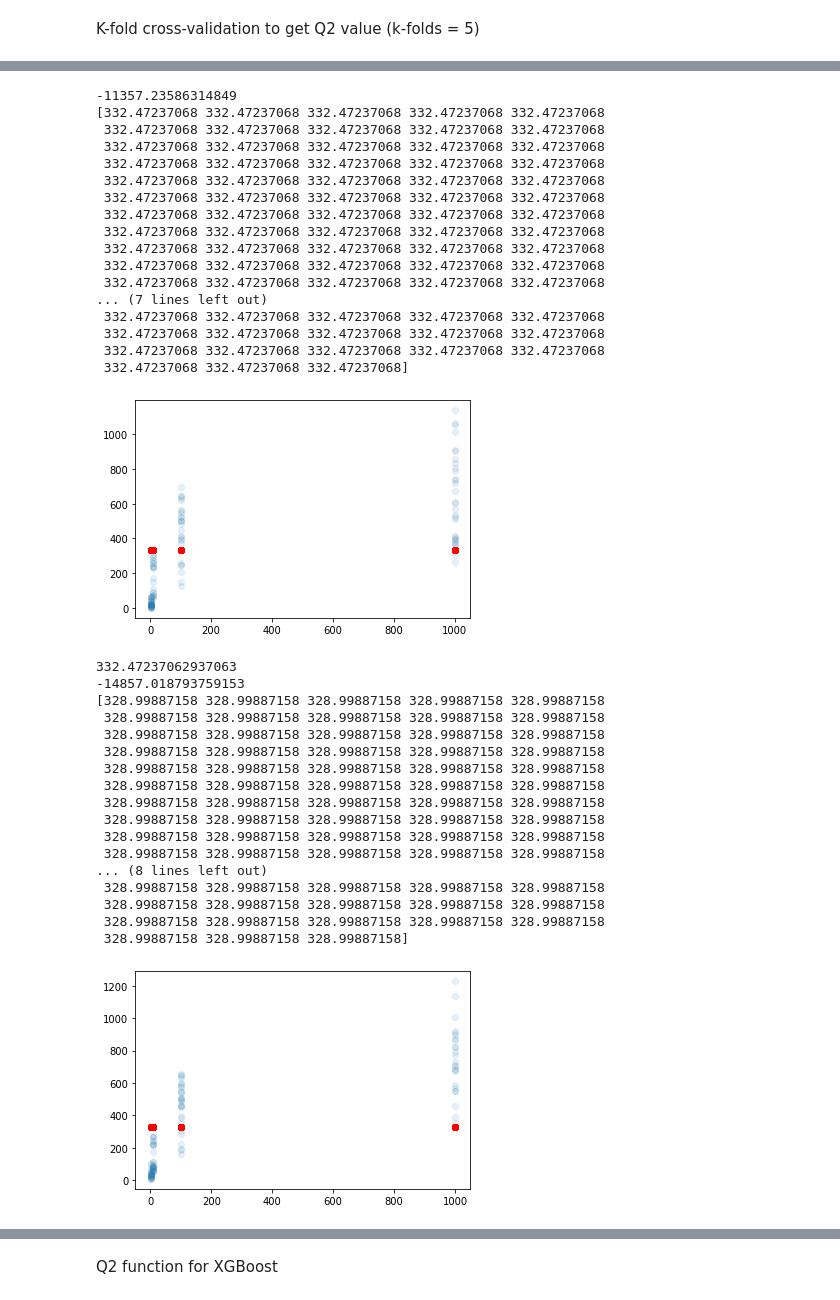
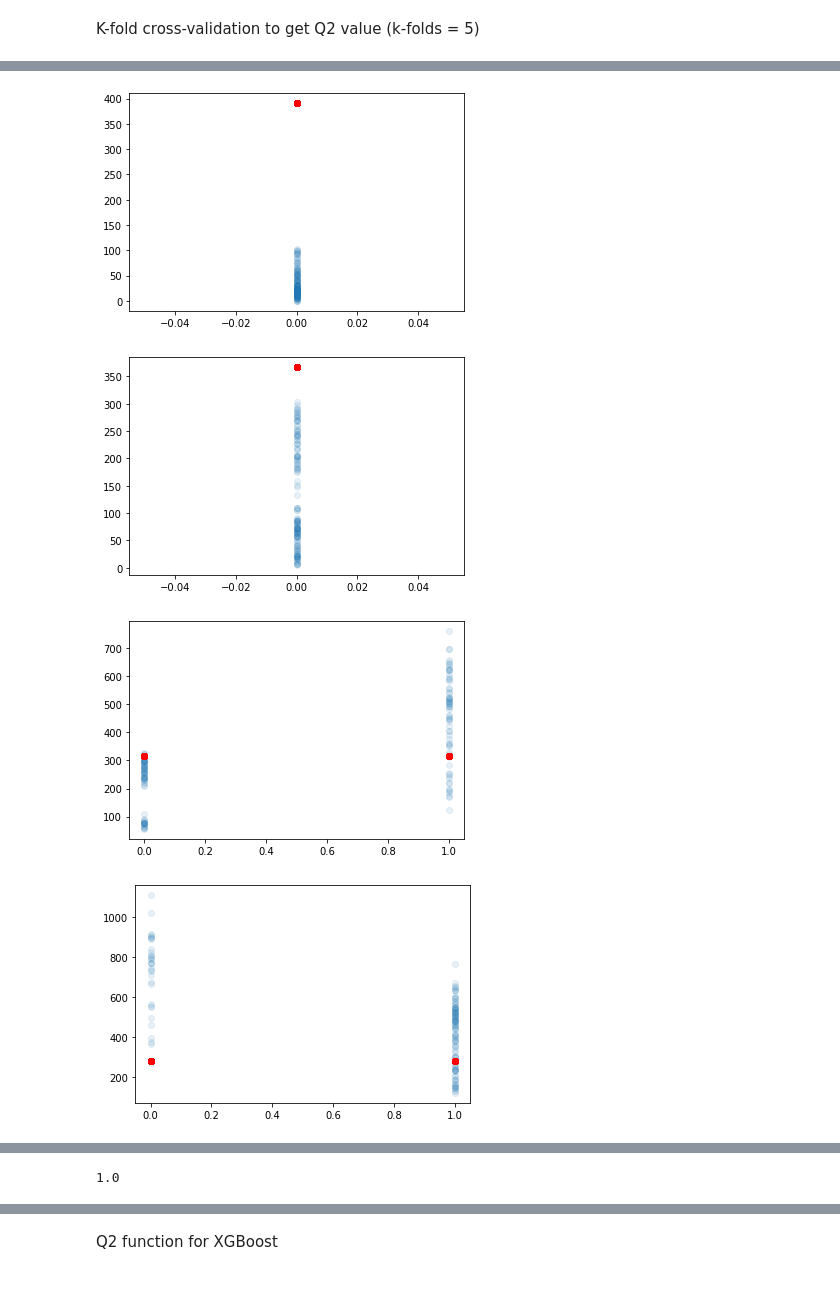
Before and after one commit to kenll99minecart/Immunopeptide, a Jupyter notebook: Linear regression.ipynb, the cells around one changed output, grey strips where cells are left out. Saved outputs shown, nothing was run; the diff lists cells and outputs as text; code cells hidden in the pictures.

```diff
--- a/Linear regression.ipynb
+++ b/Linear regression.ipynb
@@ -230,35 +236,39 @@ rand_resL = []
 Test_predL = []
 Test_resL = []
 for train_index, test_index in kf.split(log_X):
 
     trainX , trainY = log_X.iloc[train_index] , norm_y.iloc[train_index]
     testX , testY =  log_X.iloc[test_index] , norm_y.iloc[test_index]
 
     Xdata = np.flip(trainX.to_numpy())
     #print(x[:,0])
     p0 = np.repeat(1,18)
     fitParams, fitCovariances = curve_fit(sigmoid, Xdata, np.array(trainY), p0)
 
 
-    plt.scatter(testX['OligoConc'],testY,alpha = 0.1)
+    plt.scatter(testX['100'],testY,alpha = 0.1)
     #print(testX)
     testXnp = np.flip(testX.to_numpy())
-    print(fitParams[0])
+    #print(fitParams[0])
     outsig = sigmoid(testXnp,fitParams[0],fitParams[1],fitParams[2],fitParams[3],fitParams[4],fitParams[5],fitParams[6],fitParams[7],fitParams[8],fitParams[9],fitParams[10],fitParams[11],fitParams[12],fitParams[13],fitParams[14],fitParams[15],fitParams[16],fitParams[17])
-    print(outsig)
-    plt.scatter(testX['OligoConc'],outsig,c = "red")
+    #print(outsig)
+    plt.scatter(testX['100'],outsig,c = "red")
 
     plt.show()
     Mean_trained_y = statss.mean(trainY.values.ravel())
-    print(Mean_trained_y)
+    #print(Mean_trained_y)
     for x in range(len(outsig)):
         rand_resL.append(Mean_trained_y)
     Test_predL.extend(outsig.ravel())
     Test_resL.extend(testY.values.ravel())
 print(getQ2(rand_resL,Test_predL,Test_resL))
 
 
 #print(log_X)
 #from sklearn.metrics import plot_confusion_matrix
 #plot_confusion_matrix(clf, log_X, log_y, values_format = 'd' , display_labels =['Did not leave', "left"])
 # %% [output]
+[figure, new version]
+[figure, new version]
+[figure, new version]
+[figure, new version]
@@ -265,36 +276 @@ print(getQ2(rand_resL,Test_predL,Test_resL))
--11357.23586314849
-[332.47237068 332.47237068 332.47237068 332.47237068 332.47237068
- 332.47237068 332.47237068 332.47237068 332.47237068 332.47237068
- 332.47237068 332.47237068 332.47237068 332.47237068 332.47237068
- 332.47237068 332.47237068 332.47237068 332.47237068 332.47237068
- 332.47237068 332.47237068 332.47237068 332.47237068 332.47237068
- 332.47237068 332.47237068 332.47237068 332.47237068 332.47237068
- 332.47237068 332.47237068 332.47237068 332.47237068 332.47237068
- 332.47237068 332.47237068 332.47237068 332.47237068 332.47237068
- 332.47237068 332.47237068 332.47237068 332.47237068 332.47237068
- 332.47237068 332.47237068 332.47237068 332.47237068 332.47237068
- 332.47237068 332.47237068 332.47237068 332.47237068 332.47237068
-... (7 lines left out)
- 332.47237068 332.47237068 332.47237068 332.47237068 332.47237068
- 332.47237068 332.47237068 332.47237068 332.47237068 332.47237068
- 332.47237068 332.47237068 332.47237068 332.47237068 332.47237068
- 332.47237068 332.47237068 332.47237068]
+1.0
-[figure, old version]
-332.47237062937063
--14857.018793759153
-[328.99887158 328.99887158 328.99887158 328.99887158 328.99887158
- 328.99887158 328.99887158 328.99887158 328.99887158 328.99887158
- 328.99887158 328.99887158 328.99887158 328.99887158 328.99887158
- 328.99887158 328.99887158 328.99887158 328.99887158 328.99887158
- 328.99887158 328.99887158 328.99887158 328.99887158 328.99887158
- 328.99887158 328.99887158 328.99887158 328.99887158 328.99887158
- 328.99887158 328.99887158 328.99887158 328.99887158 328.99887158
- 328.99887158 328.99887158 328.99887158 328.99887158 328.99887158
- 328.99887158 328.99887158 328.99887158 328.99887158 328.99887158
- 328.99887158 328.99887158 328.99887158 328.99887158 328.99887158
-... (8 lines left out)
- 328.99887158 328.99887158 328.99887158 328.99887158 328.99887158
- 328.99887158 328.99887158 328.99887158 328.99887158 328.99887158
- 328.99887158 328.99887158 328.99887158 328.99887158 328.99887158
- 328.99887158 328.99887158 328.99887158]
-[figure, old version]
```
Also changed, not shown: parts of 14 cells of this notebook.
